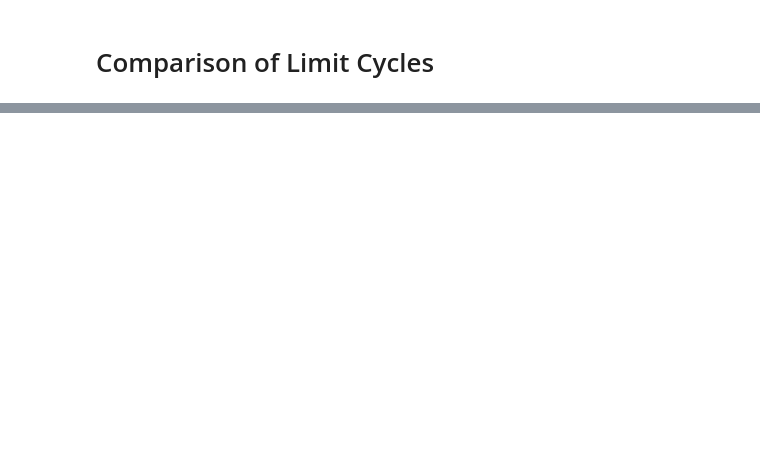
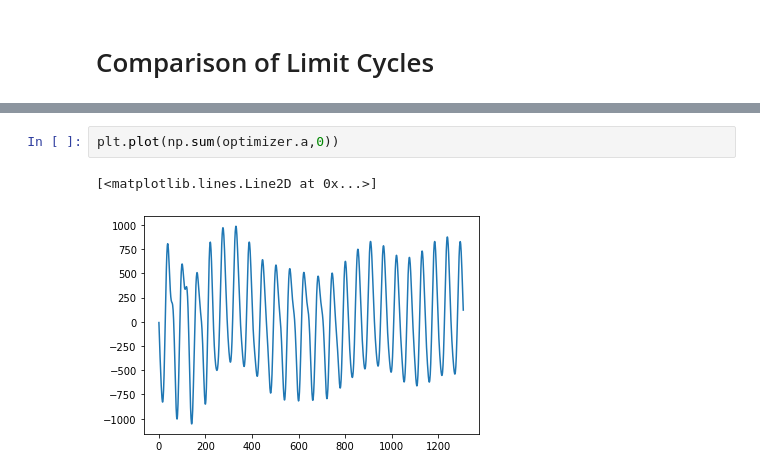
Before and after one commit to JanRotti/podGalerkin, a Jupyter notebook: pod_galerkin.ipynb, the cells around one changed output, grey strips where cells are left out. Drawn from its saved outputs; the diff is of its cells as text; blank space fills up the shorter version.

```diff
--- a/pod_galerkin.ipynb
+++ b/pod_galerkin.ipynb
@@ -267,0 +512,5 @@ for i in range(dim):
+# %%
+plt.plot(np.sum(optimizer.a,0))
+# %% [output]
+[<matplotlib.lines.Line2D at 0x...>]
+[figure, added]
```
Also changed, not shown: parts of 17 cells of this notebook, 2 other files.
